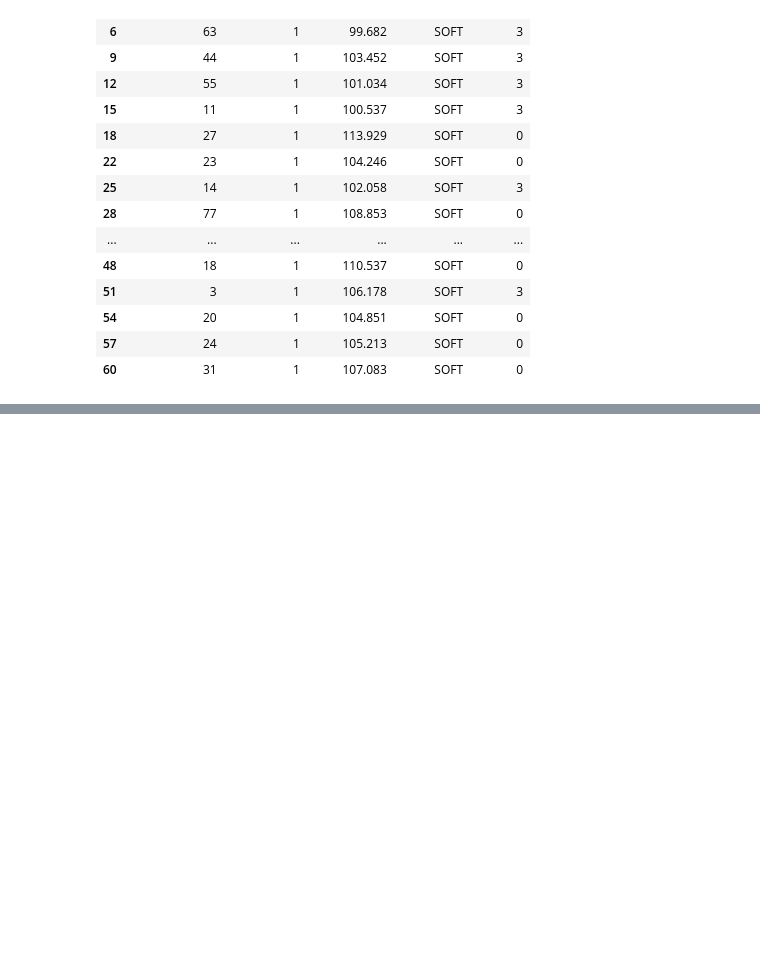
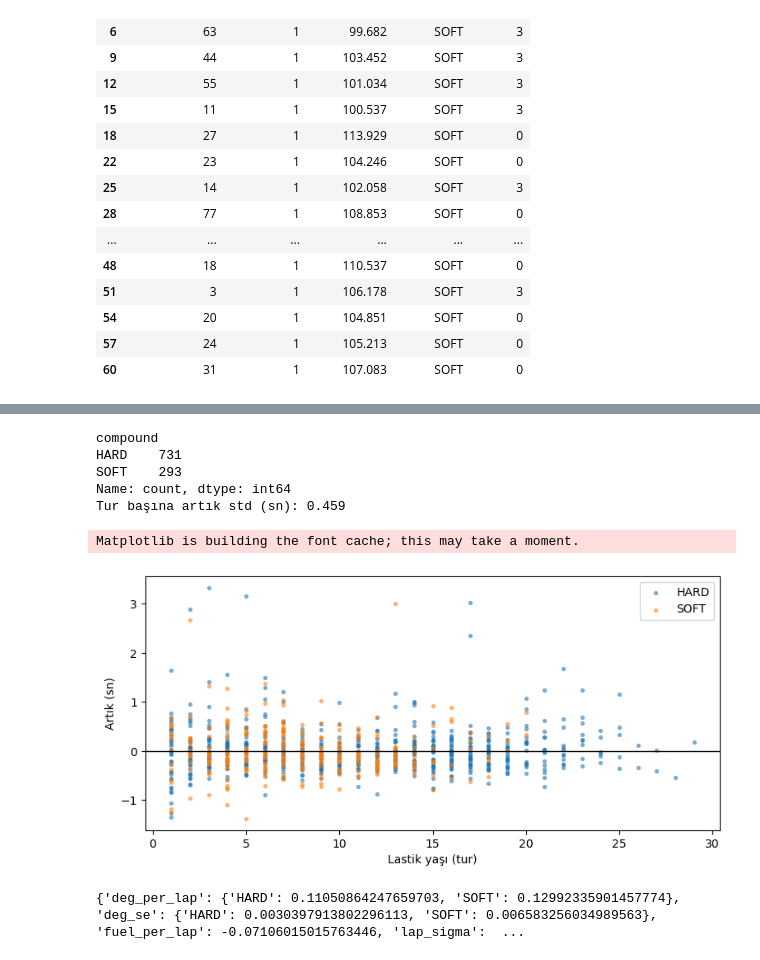
Before and after one commit to emirsoenmez9/f1-strategy, a Jupyter notebook: f1-strategy.ipynb, the cells around one changed output, grey strips where cells are left out. Saved outputs shown, nothing was run; the diff lists cells and outputs as text; code cells hidden in the pictures; blank space fills up the shorter version.

Commit message:
Adım 3: lastik aşınma regresyonu

```diff
--- a/f1-strategy.ipynb
+++ b/f1-strategy.ipynb
@@ -60,0 +105,14 @@ df.to_csv(os.path.expanduser("~/f1-strategy/data/raw/bahrain_2024_race.csv"), in
+# %%
+import statsmodels.formula.api as smf
+
+model = smf.ols(
+    "lap_duration ~ C(driver_number) + C(compound) + tyre_life:C(compound) + lap_number",
+    data=clean
+).fit()
+
+params = model.params
+ilgili = [p for p in params.index if "tyre_life" in p or p == "lap_number"]
+print(params[ilgili])
+print("\nStandart hata:")
+print(model.bse[ilgili])
+print("\nR-kare:", round(model.rsquared, 3), "| Gözlem:", int(model.nobs))
@@ -60,0 +132,45 @@ df.to_csv(os.path.expanduser("~/f1-strategy/data/raw/bahrain_2024_race.csv"), in
+# %%
+print(clean.compound.value_counts())
+print("Tur başına artık std (sn):", round(model.scale ** 0.5, 3))
+# %% [output]
+compound
+HARD    731
+SOFT    293
+Name: count, dtype: int64
+Tur başına artık std (sn): 0.459
+# %%
+import matplotlib.pyplot as plt
+
+clean = clean.assign(resid=model.resid)
+fig, ax = plt.subplots(figsize=(9, 4))
+for comp, g in clean.groupby("compound"):
+    ax.scatter(g.tyre_life, g.resid, s=8, alpha=0.5, label=comp)
+ax.axhline(0, color="black", lw=1)
+ax.set_xlabel("Lastik yaşı (tur)")
+ax.set_ylabel("Artık (sn)")
+ax.legend()
+plt.show()
+# %% [output]
+Matplotlib is building the font cache; this may take a moment.
+[figure, added]
+# %%
+import json, os
+
+out = {
+    "deg_per_lap": {
+        "HARD": float(model.params["tyre_life:C(compound)[HARD]"]),
+        "SOFT": float(model.params["tyre_life:C(compound)[SOFT]"]),
+    },
+    "deg_se": {
+        "HARD": float(model.bse["tyre_life:C(compound)[HARD]"]),
+        "SOFT": float(model.bse["tyre_life:C(compound)[SOFT]"]),
+    },
+    "fuel_per_lap": float(model.params["lap_number"]),
+    "lap_sigma": float(model.scale ** 0.5),
+}
+os.makedirs(os.path.expanduser("~/f1-strategy/data/processed"), exist_ok=True)
+with open(os.path.expanduser("~/f1-strategy/data/processed/bahrain_2024_params.json"), "w") as f:
+    json.dump(out, f, indent=2)
+print(out)
+# %% [output]
+{'deg_per_lap': {'HARD': 0.11050864247659703, 'SOFT': 0.12992335901457774}, 'deg_se': {'HARD': 0.0030397913802296113, 'SOFT': 0.006583256034989563}, 'fuel_per_lap': -0.07106015015763446, 'lap_sigma':  ...
```
Also changed, not shown: parts of 4 cells of this notebook, 1 other file.
